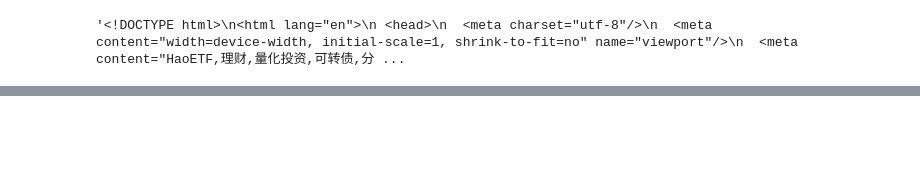
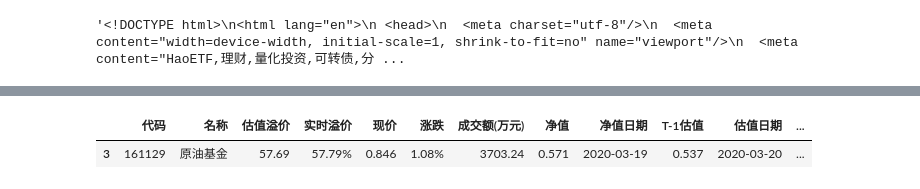
Before and after one commit to chinnsyouki/learnPython, a Jupyter notebook: 07-用python爬虫获取原油基金溢价率数据.ipynb, the cells around one changed output, grey strips where cells are left out. Saved outputs shown, nothing was run; the diff lists cells and outputs as text; code cells hidden in the pictures; blank space fills up the shorter version.

```diff
--- a/07-用python爬虫获取原油基金溢价率数据.ipynb
+++ b/07-用python爬虫获取原油基金溢价率数据.ipynb
@@ -92,3 +164,12 @@ table
+# %%
+table.rename(columns={discount_rt:'溢价率'})
+
+table
+
+#discount_rt
+# %% [output]
+|  | 代码 | 名称 | 估值溢价 | 实时溢价 | 现价 | 涨跌 | 成交额(万元) | 净值 | 净值日期 | T-1估值 | 估值日期 | ... |
+| 3 | 161129 | 原油基金 | 57.69 | 57.79% | 0.846 | 1.08% | 3703.24 | 0.571 | 2020-03-19 | 0.537 | 2020-03-20 | ... |
 # %%
 table = table.loc[:,['代码','名称',discount_rt,'现价','T-1估值']]
 
```
Also changed, not shown: parts of 8 cells of this notebook, 1 other file.
